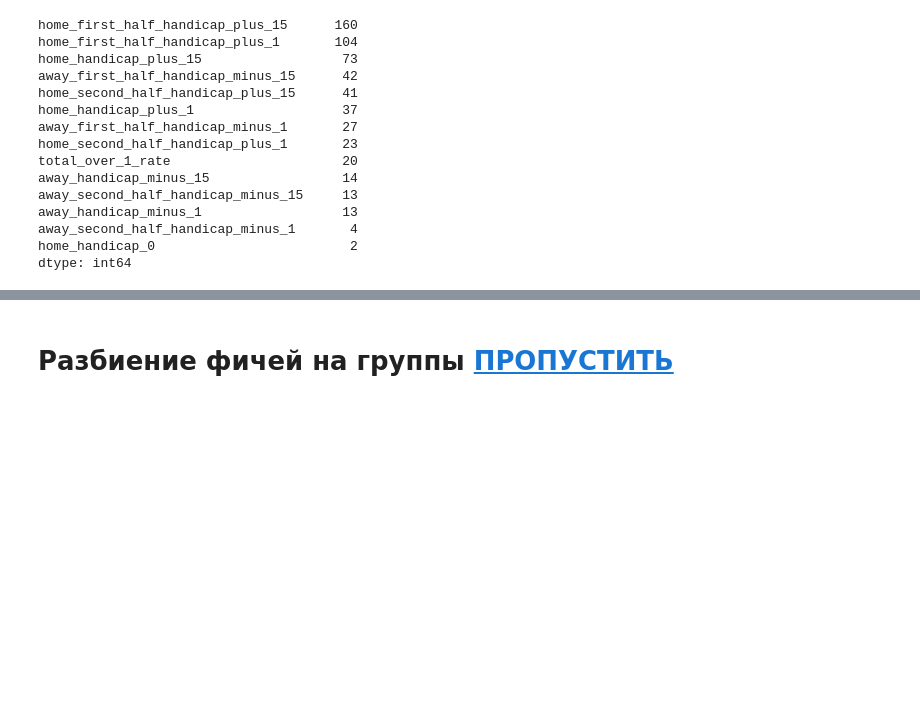
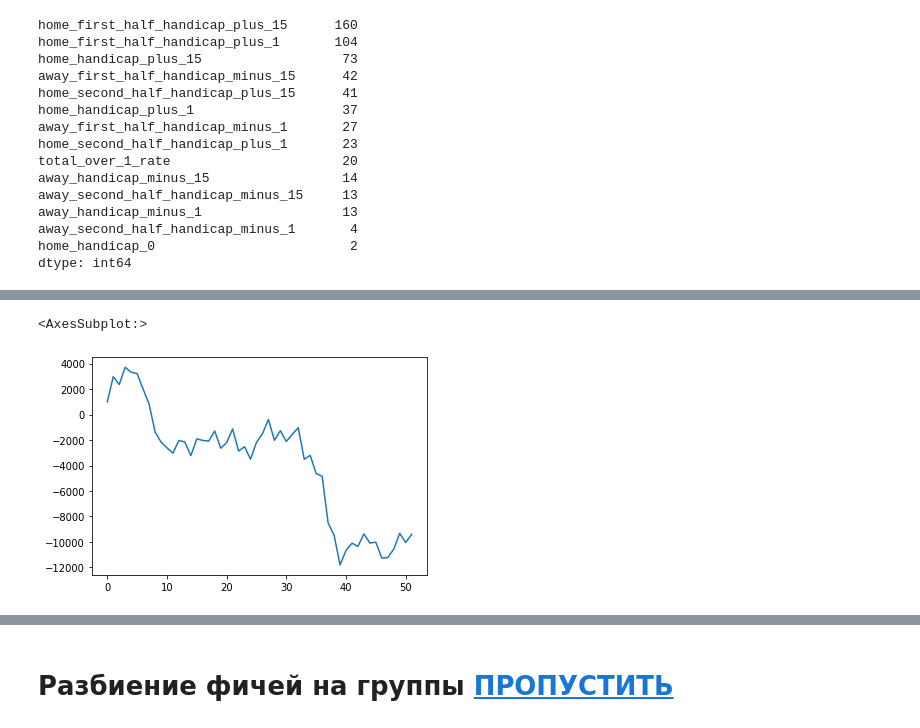
Before and after one commit to macroslav/bets-model, a Jupyter notebook: Bets pipeline.ipynb, the cells around one changed output, grey strips where cells are left out. Cells and saved outputs as stored; diff of their text form; code cells hidden in the pictures; blank space fills up the shorter version.

```diff
--- a/Bets pipeline.ipynb
+++ b/Bets pipeline.ipynb
@@ -125,0 +351,12 @@ def prepare_for_yaml(features_list) -> str:
+# %%
+cv_scorer = ROIChecker(decode_labels=decode_labels['team_names'])
+# %%
+model_params = {'n_estimators':1500,
+                'learning_rate':0.1,
+                'loss_function':'MultiClass',
+                'task_type':'GPU',
+                'early_stopping_rounds':50,
+                'verbose':750
+                }
+
+cv_model = CatBoostClassifier(**model_params)
@@ -125,0 +369,19 @@ def prepare_for_yaml(features_list) -> str:
+# %%
+%%time
+iteration = 0
+for cv_train, cv_test in get_cv_data(train):
+    cv_y_train = cv_train.target
+    cv_X_train = cv_train.drop(columns=['target'])
+    cv_y_test = cv_test.target
+    cv_X_test = cv_test.drop(columns=['target'])
+
+    cv_model.fit(cv_X_train, cv_y_train)
+
+    preds_proba = cv_model.predict_proba(cv_X_test)
+    preds_class = cv_model.predict(cv_X_test)
+
+    cv_scorer.run_check(cv_X_test, cv_y_test, preds_proba, preds_class)
+
+    iteration += 1
+    print(f"Iretation #{iteration} complete!")
+    print('_______')
@@ -125,0 +407,2 @@ def prepare_for_yaml(features_list) -> str:
+# %%
+dynamic_info, static_info = cv_scorer.return_info()
@@ -125,0 +411,5 @@ def prepare_for_yaml(features_list) -> str:
+# %%
+sns.lineplot(x=[i for i in range(len(static_info[2]))], y=static_info[2])
+# %% [output]
+<AxesSubplot:>
+[figure, added]
```
Also changed, not shown: parts of 131 cells of this notebook, 4 other files.
